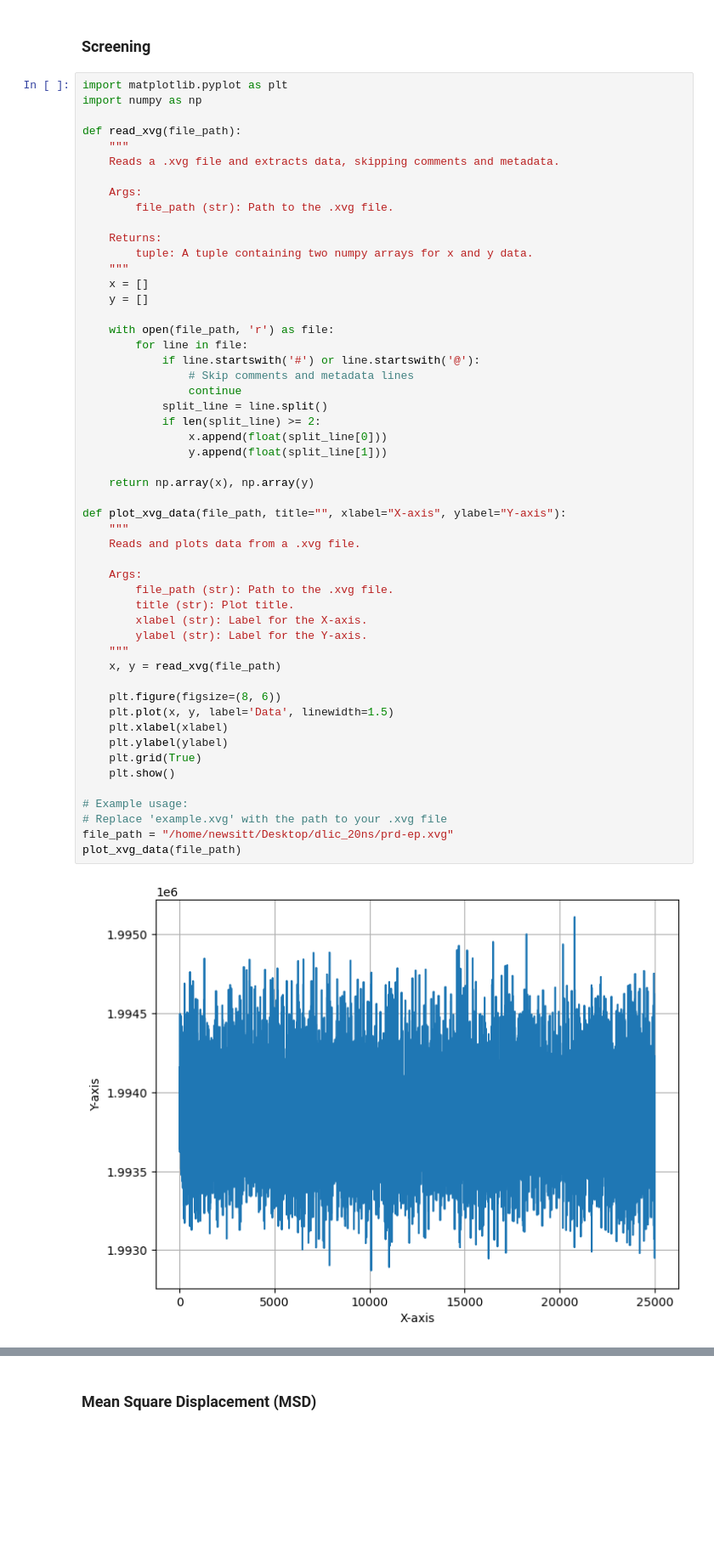
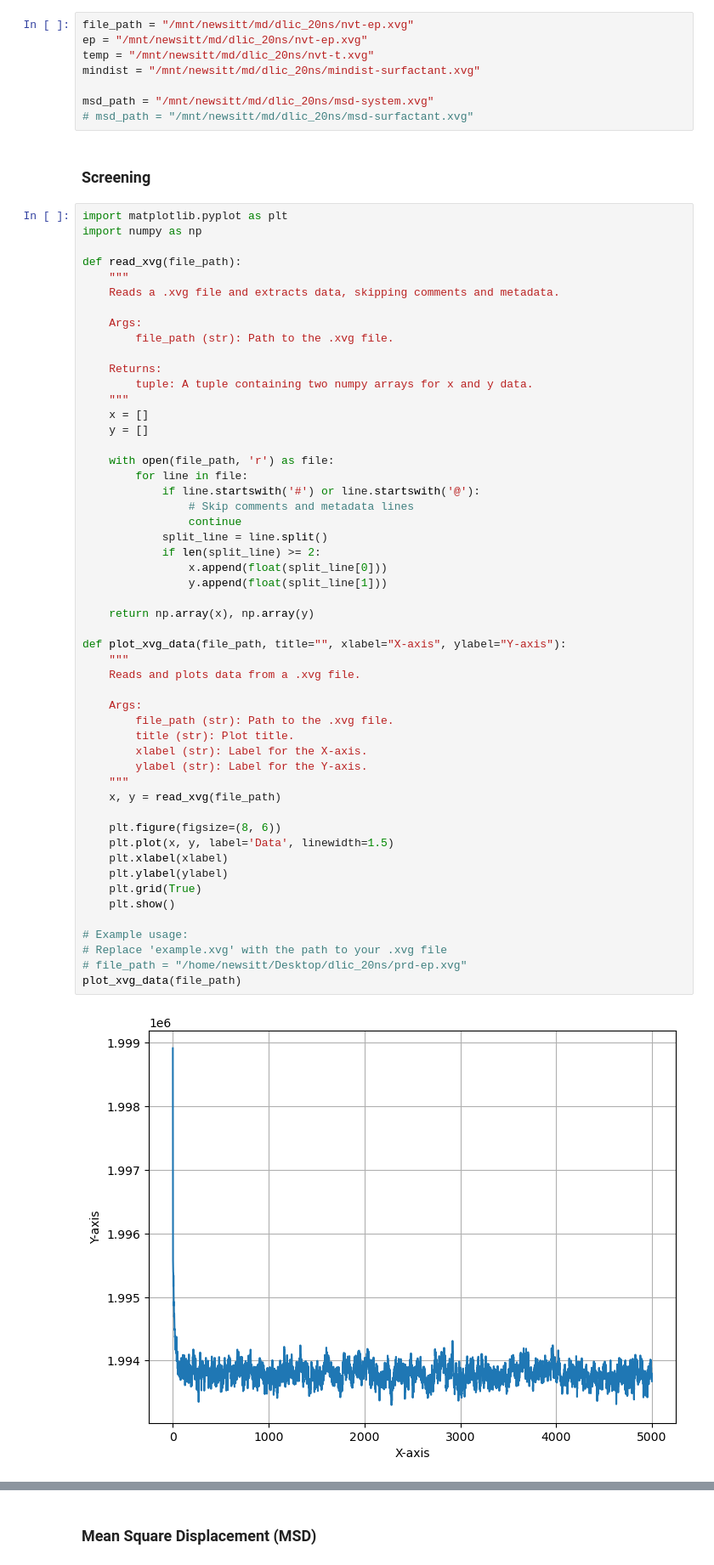
Before and after one commit to newsitt/gromacs_ns, a Jupyter notebook: eq_analysis/data_analyze.ipynb, the cells around one changed output, grey strips where cells are left out. Shown at 85% size. Drawn from its saved outputs; the diff is of its cells as text; blank space fills up the shorter version.

```diff
--- a/eq_analysis/data_analyze.ipynb
+++ b/eq_analysis/data_analyze.ipynb
@@ -1,5 +1,13 @@
 # %% [markdown]
 # PLOT THE DATA
+# %%
+file_path = "/mnt/newsitt/md/dlic_20ns/nvt-ep.xvg"
+ep = "/mnt/newsitt/md/dlic_20ns/nvt-ep.xvg"
+temp = "/mnt/newsitt/md/dlic_20ns/nvt-t.xvg"
+mindist = "/mnt/newsitt/md/dlic_20ns/mindist-surfactant.xvg"
+
+msd_path = "/mnt/newsitt/md/dlic_20ns/msd-system.xvg"
+# msd_path = "/mnt/newsitt/md/dlic_20ns/msd-surfactant.xvg"
 # %% [markdown]
 ### Screening
 # %%
@@ -27,32 +35,32 @@ def read_xvg(file_path):
             split_line = line.split()
             if len(split_line) >= 2:
                 x.append(float(split_line[0]))
                 y.append(float(split_line[1]))
 
     return np.array(x), np.array(y)
 
 def plot_xvg_data(file_path, title="", xlabel="X-axis", ylabel="Y-axis"):
     """
     Reads and plots data from a .xvg file.
 
     Args:
         file_path (str): Path to the .xvg file.
         title (str): Plot title.
         xlabel (str): Label for the X-axis.
         ylabel (str): Label for the Y-axis.
     """
     x, y = read_xvg(file_path)
 
     plt.figure(figsize=(8, 6))
     plt.plot(x, y, label='Data', linewidth=1.5)
     plt.xlabel(xlabel)
     plt.ylabel(ylabel)
     plt.grid(True)
     plt.show()
 
 # Example usage:
 # Replace 'example.xvg' with the path to your .xvg file
-file_path = "/home/newsitt/Desktop/dlic_20ns/prd-ep.xvg"
+# file_path = "/home/newsitt/Desktop/dlic_20ns/prd-ep.xvg"
 plot_xvg_data(file_path)
 # %% [output]
-[figure, old version]
+[figure, new version]
```
Also changed, not shown: parts of 8 cells of this notebook, 3 other files.
